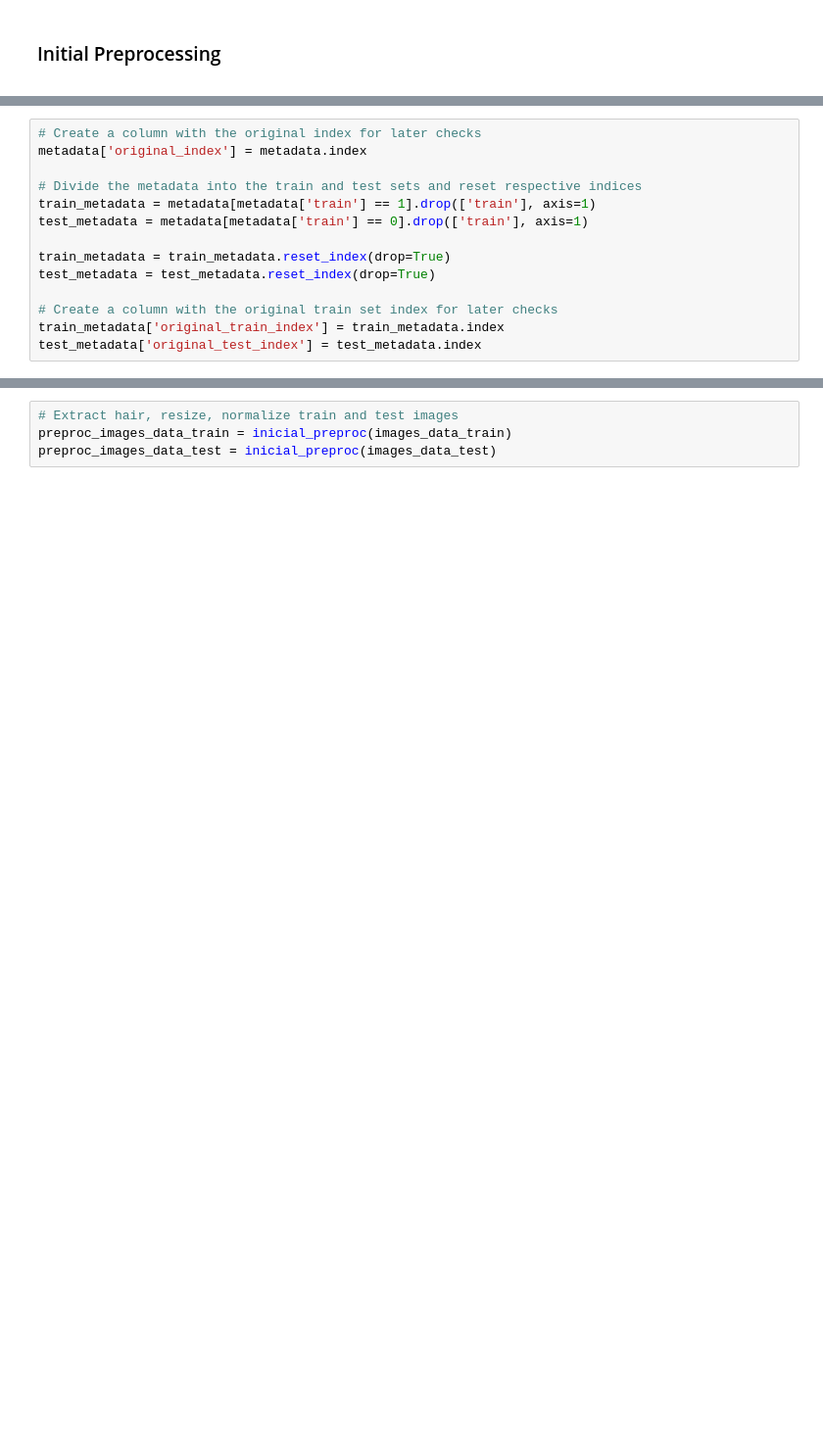
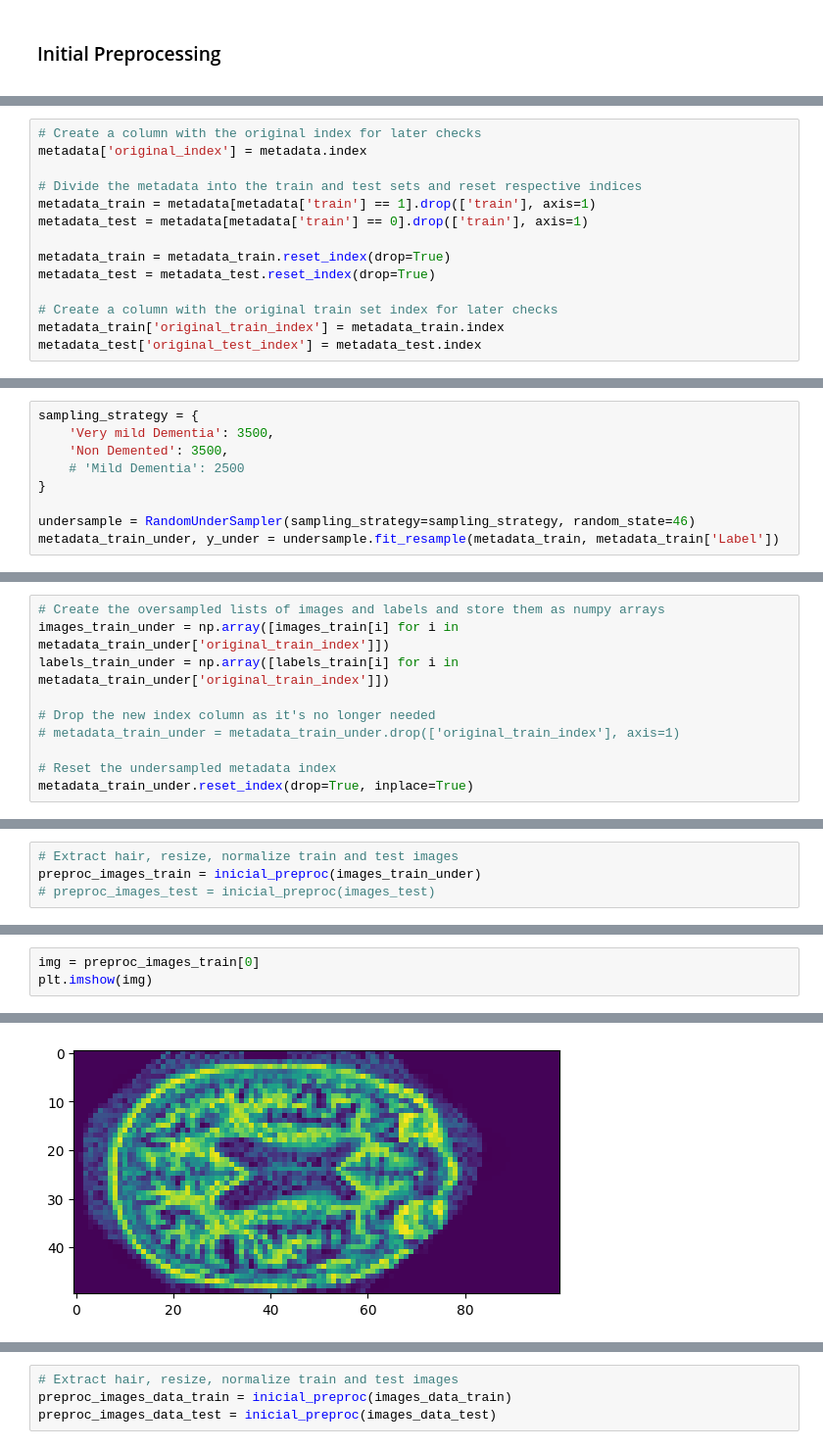
Before and after one commit to Rita-Centeno/DL2, a Jupyter notebook: notebook.ipynb, the cells around one changed output, grey strips where cells are left out. Shown at 98% size. Drawn from its saved outputs; the diff is of its cells as text; blank space fills up the shorter version.

```diff
--- a/notebook.ipynb
+++ b/notebook.ipynb
@@ -217,15 +206,15 @@ bar_chart(metadata, 'Label', 'Lesion', fontsize=9, rotation=45)
 metadata['original_index'] = metadata.index
 
 # Divide the metadata into the train and test sets and reset respective indices
-train_metadata = metadata[metadata['train'] == 1].drop(['train'], axis=1)
-test_metadata = metadata[metadata['train'] == 0].drop(['train'], axis=1)
+metadata_train = metadata[metadata['train'] == 1].drop(['train'], axis=1)
+metadata_test = metadata[metadata['train'] == 0].drop(['train'], axis=1)
 
-train_metadata = train_metadata.reset_index(drop=True)
-test_metadata = test_metadata.reset_index(drop=True)
+metadata_train = metadata_train.reset_index(drop=True)
+metadata_test = metadata_test.reset_index(drop=True)
 
 # Create a column with the original train set index for later checks
-train_metadata['original_train_index'] = train_metadata.index
-test_metadata['original_test_index'] = test_metadata.index
+metadata_train['original_train_index'] = metadata_train.index
+metadata_test['original_test_index'] = metadata_test.index
 # %%
 del metadata
 gc.collect()
@@ -233,0 +244,9 @@ gc.collect()
+# %%
+sampling_strategy = {
+    'Very mild Dementia': 3500,
+    'Non Demented': 3500,
+    # 'Mild Dementia': 2500
+}
+
+undersample = RandomUnderSampler(sampling_strategy=sampling_strategy, random_state=46)
+metadata_train_under, y_under = undersample.fit_resample(metadata_train, metadata_train['Label'])
@@ -233,0 +258,10 @@ gc.collect()
+# %%
+# Create the oversampled lists of images and labels and store them as numpy arrays
+images_train_under = np.array([images_train[i] for i in metadata_train_under['original_train_index']])
+labels_train_under = np.array([labels_train[i] for i in metadata_train_under['original_train_index']])
+
+# Drop the new index column as it's no longer needed
+# metadata_train_under = metadata_train_under.drop(['original_train_index'], axis=1)
+
+# Reset the undersampled metadata index
+metadata_train_under.reset_index(drop=True, inplace=True)
@@ -233,0 +270,4 @@ gc.collect()
+# %%
+# Extract hair, resize, normalize train and test images
+preproc_images_train = inicial_preproc(images_train_under)
+# preproc_images_test = inicial_preproc(images_test)
@@ -258,0 +345,4 @@ for img in images:
+# %%
+img = preproc_images_train[0]
+plt.imshow(img)
+# %% [output]
@@ -258,0 +350 @@ for img in images:
+[figure, added]
```
Also changed, not shown: parts of 28 cells of this notebook, 2 other files.
